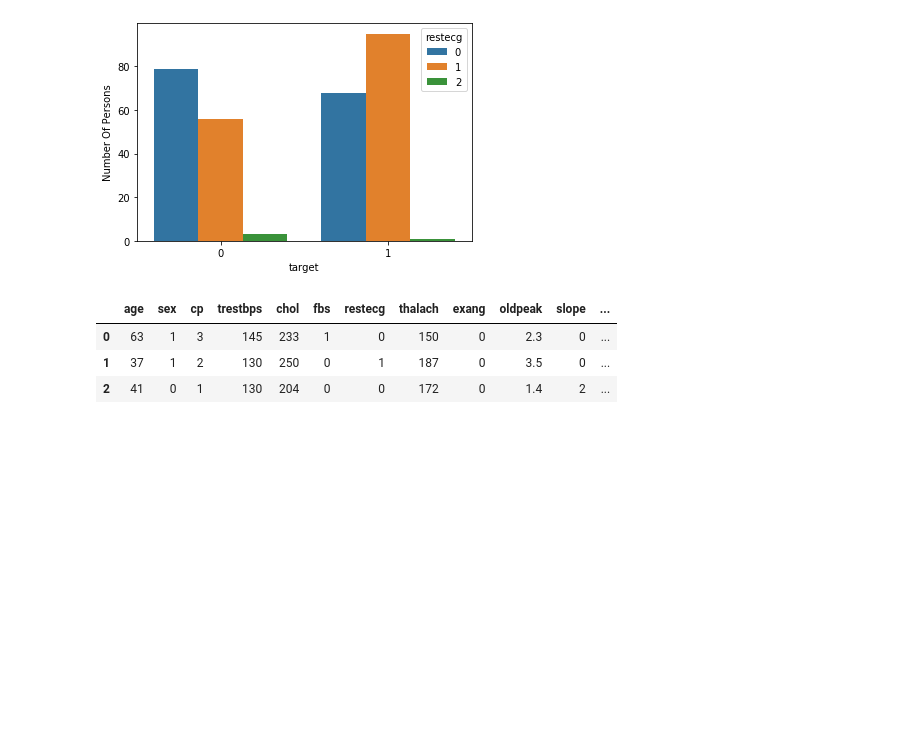
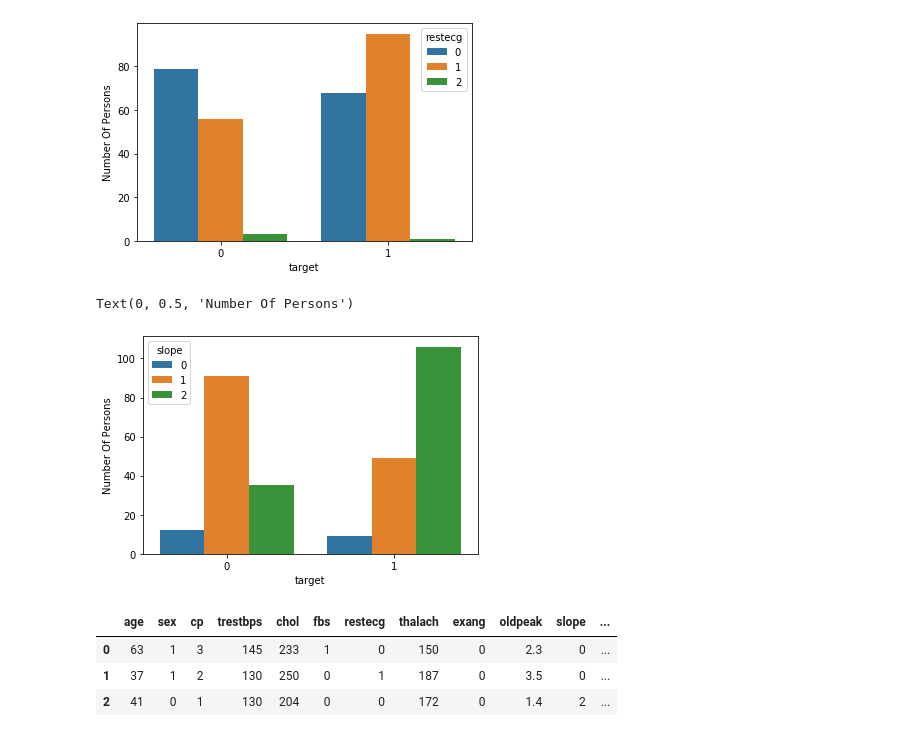
Before and after one commit to abhiraturi/HEART_DISEASE, a Jupyter notebook: Heart_Disease.ipynb, the cells around one changed output. Drawn from its saved outputs; the diff is of its cells as text; code cells hidden in the pictures; blank space fills up the shorter version.

```diff
--- a/Heart_Disease.ipynb
+++ b/Heart_Disease.ipynb
@@ -227,3 +233,12 @@ Text(0, 0.5, 'Number Of Persons')
+# %%
+# Plot of fbs with respect to target variable
+# slope: the slope of the peak exercise ST segment (Value 1: upsloping, Value 2: flat, Value 3: downsloping)
+# Downsloping is positively correlated with heart disease
+sns.countplot(x=df['target'],hue='slope',data=df)
+plt.ylabel("Number Of Persons")
+# %% [output]
+Text(0, 0.5, 'Number Of Persons')
+[figure, added]
 # %%
 df.head(3)
 # %% [output]
```
Also changed, not shown: parts of 16 cells of this notebook.
